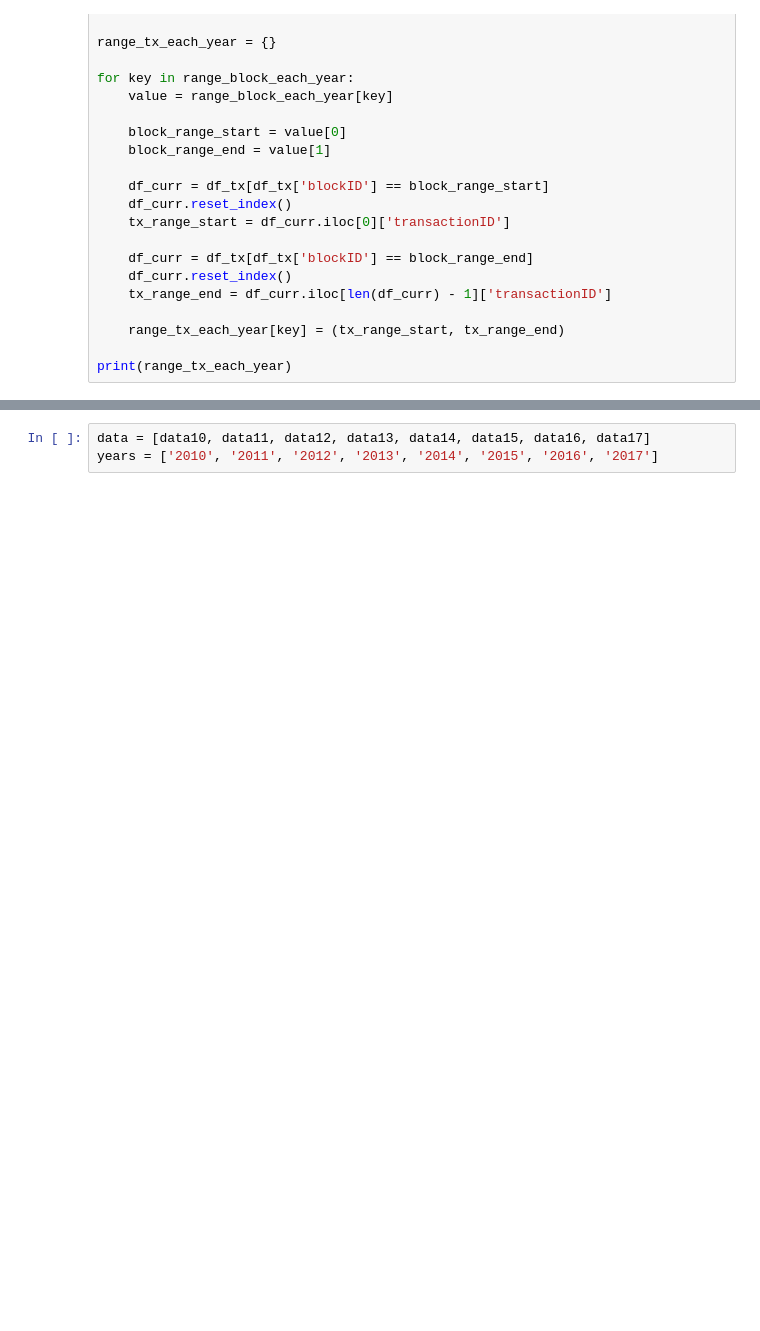
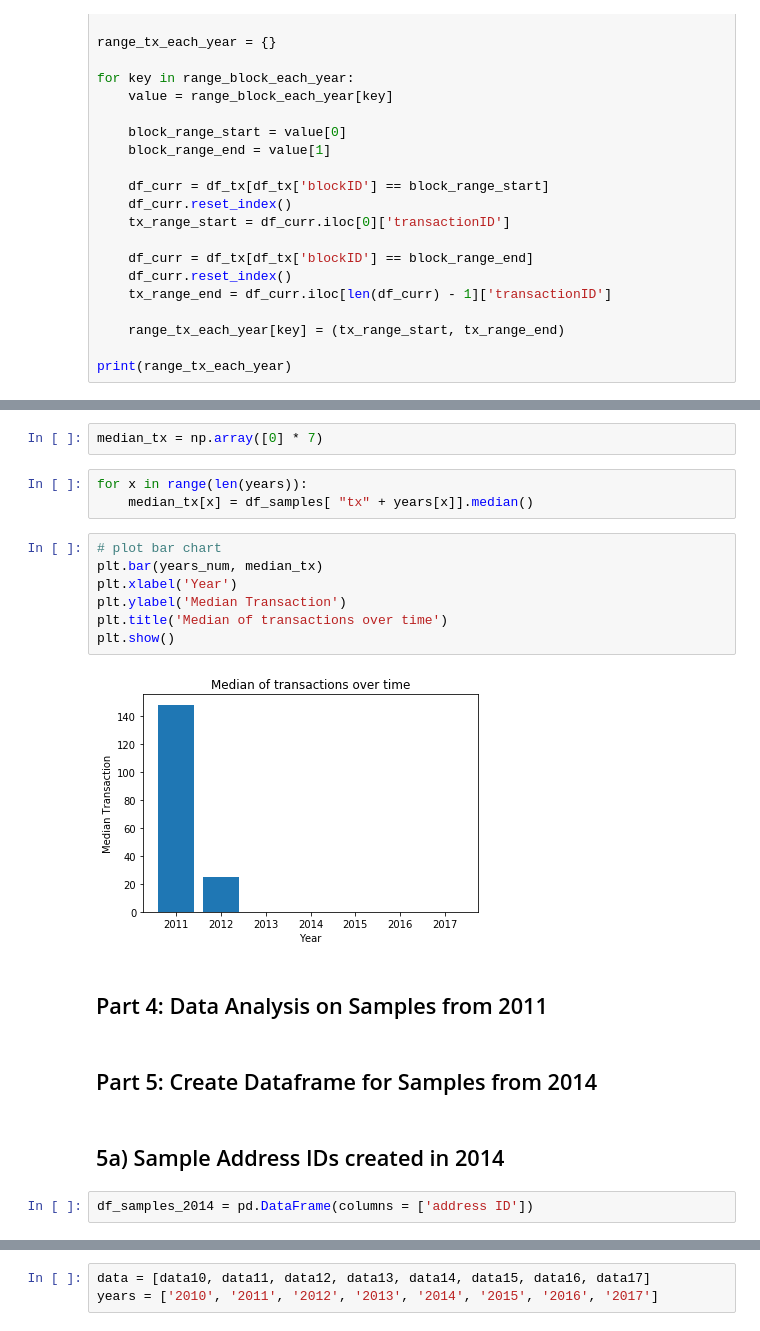
Before and after one commit to YinlongQian/Bitcoin-Project, a Jupyter notebook: FinalProject.ipynb, the cells around one changed output, grey strips where cells are left out. Drawn from its saved outputs; the diff is of its cells as text; blank space fills up the shorter version.

```diff
--- a/FinalProject.ipynb
+++ b/FinalProject.ipynb
@@ -232,0 +380,22 @@ data17 = pd.read_csv('TxinFiles/txin_2017.dat', sep='\t')
+# %%
+median_tx = np.array([0] * 7)
+# %%
+for x in range(len(years)):
+    median_tx[x] = df_samples[ "tx" + years[x]].median()
+# %%
+# plot bar chart
+plt.bar(years_num, median_tx)
+plt.xlabel('Year')
+plt.ylabel('Median Transaction')
+plt.title('Median of transactions over time')
+plt.show()
+# %% [output]
+[figure, added]
+# %% [markdown]
+## Part 4: Data Analysis on Samples from 2011
+# %% [markdown]
+## Part 5: Create Dataframe for Samples from 2014
+# %% [markdown]
+## 5a) Sample Address IDs created in 2014
+# %%
+df_samples_2014 = pd.DataFrame(columns = ['address ID'])
```
Also changed, not shown: parts of 88 cells of this notebook.
